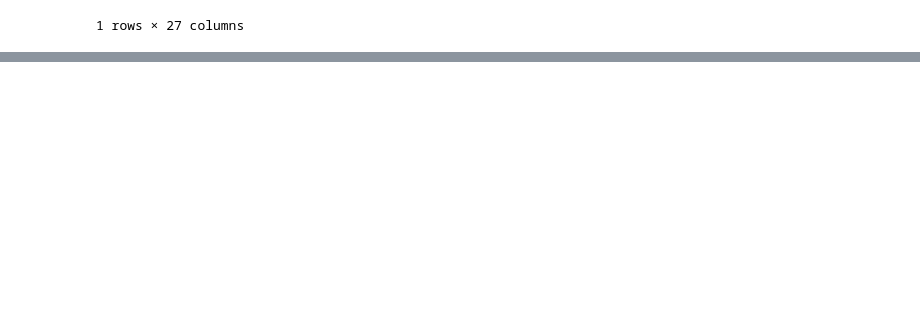
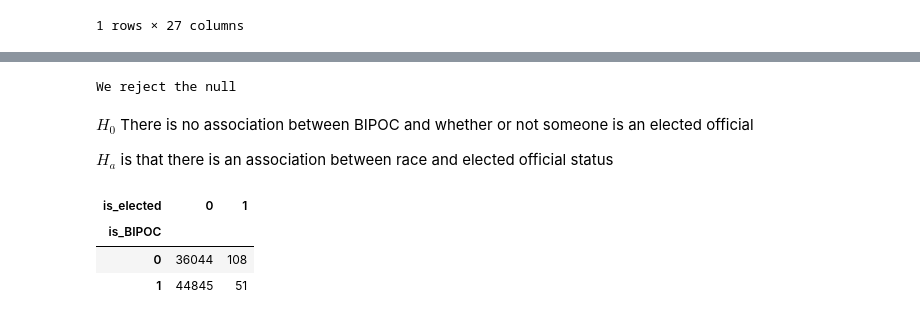
Before and after one commit to Texas-Government-Employee-Salaries/Predicting-Salaries, a Jupyter notebook: cm_notebook.ipynb, the cells around one changed output, grey strips where cells are left out. Cells and saved outputs as stored; diff of their text form; code cells hidden in the pictures; blank space fills up the shorter version.

```diff
--- a/cm_notebook.ipynb
+++ b/cm_notebook.ipynb
@@ -348,0 +319,20 @@ df['is_parttime'] = np.where(df.is_parttime.str.contains('PART-TIME'), 1, 0)
+# %%
+if p < alpha:
+    print('We reject the null')
+else:
+    print("we fail to reject the null")
+# %% [output]
+We reject the null
+# %% [markdown]
+$H_0$ There is no association between BIPOC and whether or not someone is an elected official
+
+$H_a$ is that there is an association between race and elected official status
+# %%
+# pandas crosstab to make a 'contingency' table
+observed = pd.crosstab(train.is_BIPOC, train.is_elected)
+observed
+# %% [output]
+| is_elected | 0 | 1 |
+| is_BIPOC |  |  |
+| 0 | 36044 | 108 |
+| 1 | 44845 | 51 |
```
Also changed, not shown: parts of 36 cells of this notebook, 1 other file.
